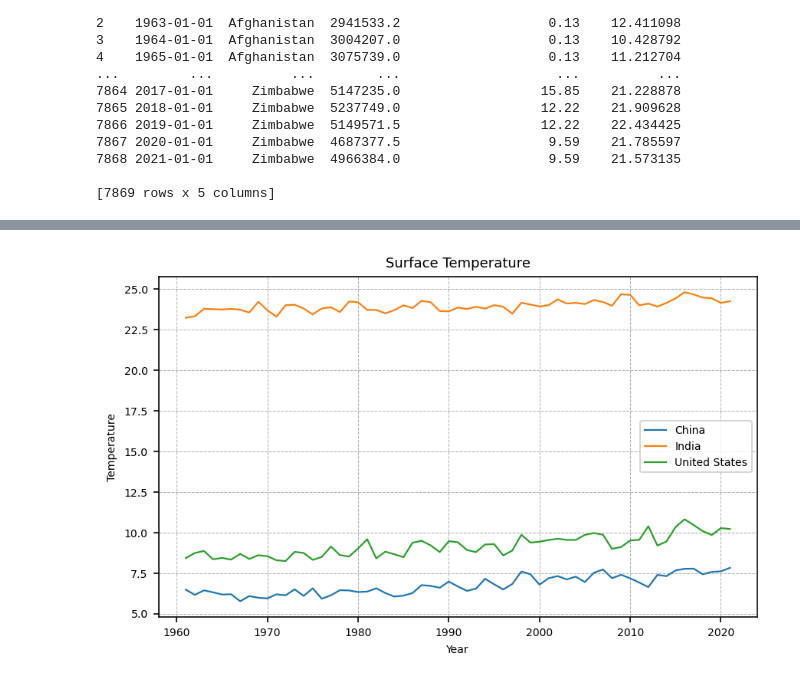
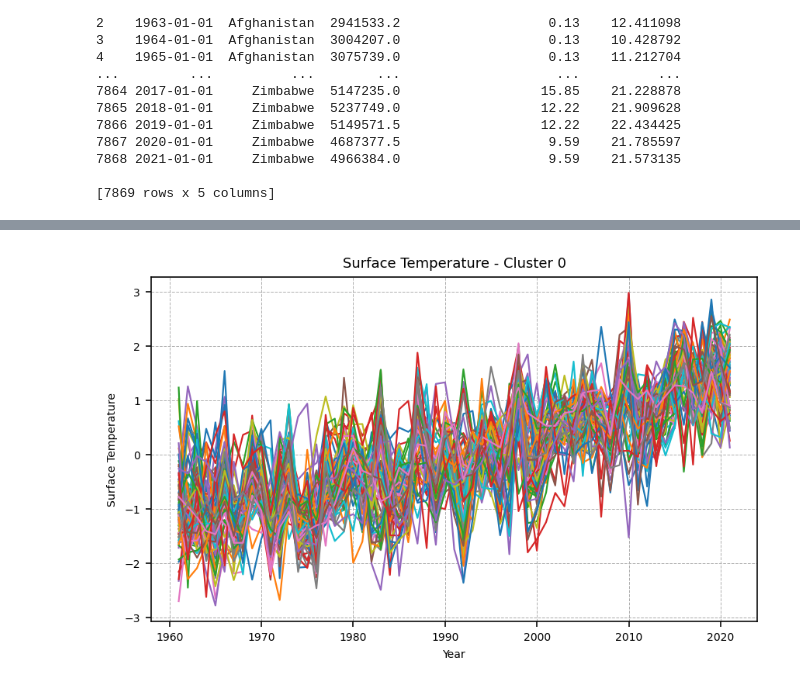
Before and after one commit to MuhammedThariq/Data-Science-Final-Project, a Jupyter notebook: Exploratory_data_analysis.ipynb, the cells around one changed output, grey strips where cells are left out. Cells and saved outputs as stored; diff of their text form; code cells hidden in the pictures.

```diff
--- a/Exploratory_data_analysis.ipynb
+++ b/Exploratory_data_analysis.ipynb
@@ -430,15 +441,17 @@ plt.show()
+# %%
+cluster0_df_norm = cluster0_df.groupby("Country").apply(lambda x : normalise(x))
+cluster1_df_norm = cluster1_df.groupby("Country").apply(lambda x : normalise(x))
 # %%
-plt.figure(dpi=144,figsize=(7,4))
-for country in cluster2_df['Country'].unique():
-  cluster_country = cluster2_df[cluster2_df['Country']==country]
+plt.figure(dpi=144, figsize=(7,4))
+for country in cluster0_df_norm['Country'].unique():
+  cluster_country = cluster0_df_norm[cluster0_df_norm['Country']==country]
   plt.plot(cluster_country["Year"], cluster_country['Emission'], label=country,
            linewidth = 1.1)
-  plt.legend(fontsize=7)
 plt.xlabel("Year", fontsize=7)
 plt.ylabel("Emission", fontsize=7)
 plt.grid(linewidth=0.5, linestyle='--')
 plt.xticks(fontsize=7)
 plt.yticks(fontsize=7)
-plt.title("NItrous Oxide Emission", fontsize=9)
+plt.title("NItrous Oxide Emission - Cluster 0", fontsize=9)
 plt.show()
 # %% [output]
@@ -446,15 +474,14 @@ plt.show()
 # %%
-plt.figure(dpi=144,figsize=(7,4))
-for country in cluster2_df['Country'].unique():
-  cluster_country = cluster2_df[cluster2_df['Country']==country]
+plt.figure(dpi=144, figsize=(7,4))
+for country in cluster0_df_norm['Country'].unique():
+  cluster_country = cluster0_df_norm[cluster0_df_norm['Country']==country]
   plt.plot(cluster_country["Year"], cluster_country['Fertlizer_consumption'], label=country,
            linewidth = 1.1)
-  plt.legend(fontsize=7)
 plt.xlabel("Year", fontsize=7)
 plt.ylabel("Fertilizer Consumption", fontsize=7)
 plt.grid(linewidth=0.5, linestyle='--')
 plt.xticks(fontsize=7)
 plt.yticks(fontsize=7)
-plt.title("Fertilizer Consumption", fontsize=9)
+plt.title("Fertilizer Consumption - Cluster 0", fontsize=9)
 plt.show()
 # %% [output]
@@ -461,0 +489,13 @@ plt.show()
+# %%
+plt.figure(dpi=144, figsize=(7,4))
+for country in cluster1_df_norm['Country'].unique():
+  cluster_country = cluster1_df_norm[cluster1_df_norm['Country']==country]
+  plt.plot(cluster_country["Year"], cluster_country['Fertlizer_consumption'], label=country,
+           linewidth = 1.1)
+plt.xlabel("Year", fontsize=7)
+plt.ylabel("Emission", fontsize=7)
+plt.grid(linewidth=0.5, linestyle='--')
+plt.xticks(fontsize=7)
+plt.yticks(fontsize=7)
+plt.title("Fertilizer Consumption - Cluster 1", fontsize=9)
+plt.show()
@@ -462,16 +504,15 @@ plt.show()
 # %%
-plt.figure(dpi=144,figsize=(7,4))
-for country in cluster2_df['Country'].unique():
-  cluster_country = cluster2_df[cluster2_df['Country']==country]
+plt.figure(dpi=144, figsize=(7,4))
+for country in cluster0_df_norm['Country'].unique():
+  cluster_country = cluster0_df_norm[cluster0_df_norm['Country']==country]
   plt.plot(cluster_country["Year"], cluster_country['Temperature'], label=country,
            linewidth = 1.1)
-  plt.legend(fontsize=7)
 plt.xlabel("Year", fontsize=7)
-plt.ylabel("Temperature", fontsize=7)
+plt.ylabel("Surface Temperature", fontsize=7)
 plt.grid(linewidth=0.5, linestyle='--')
 plt.xticks(fontsize=7)
 plt.yticks(fontsize=7)
-plt.title("Surface Temperature", fontsize=9)
+plt.title("Surface Temperature - Cluster 0", fontsize=9)
 plt.show()
 # %% [output]
-[figure, old version]
+[figure, new version]
```
Also changed, not shown: parts of 49 cells of this notebook.
